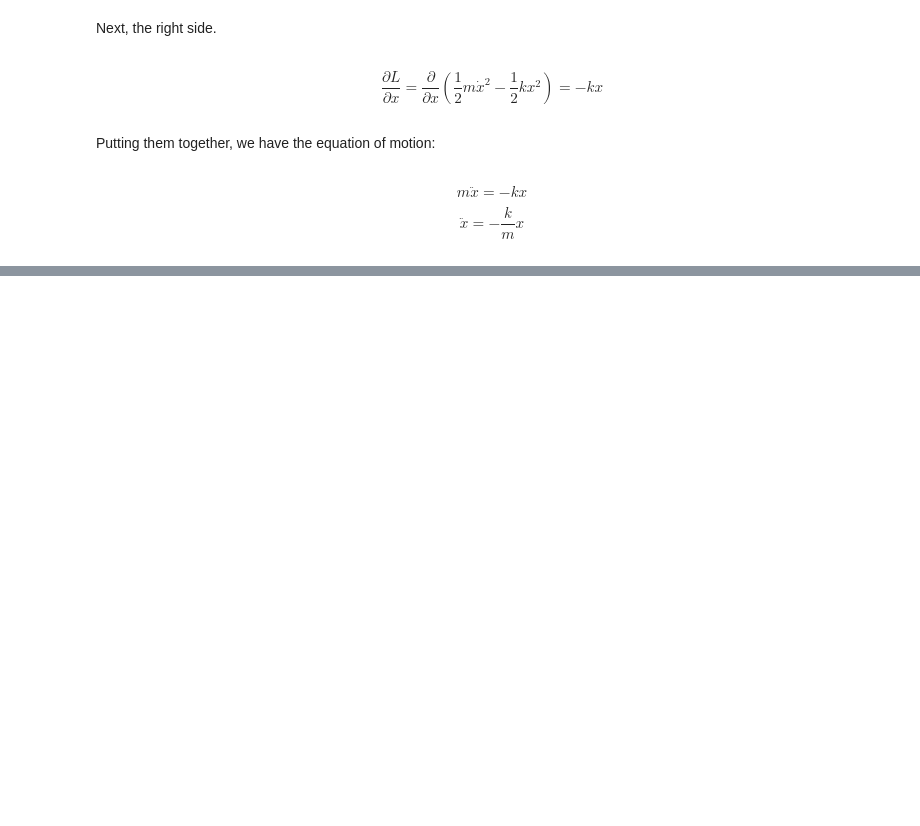
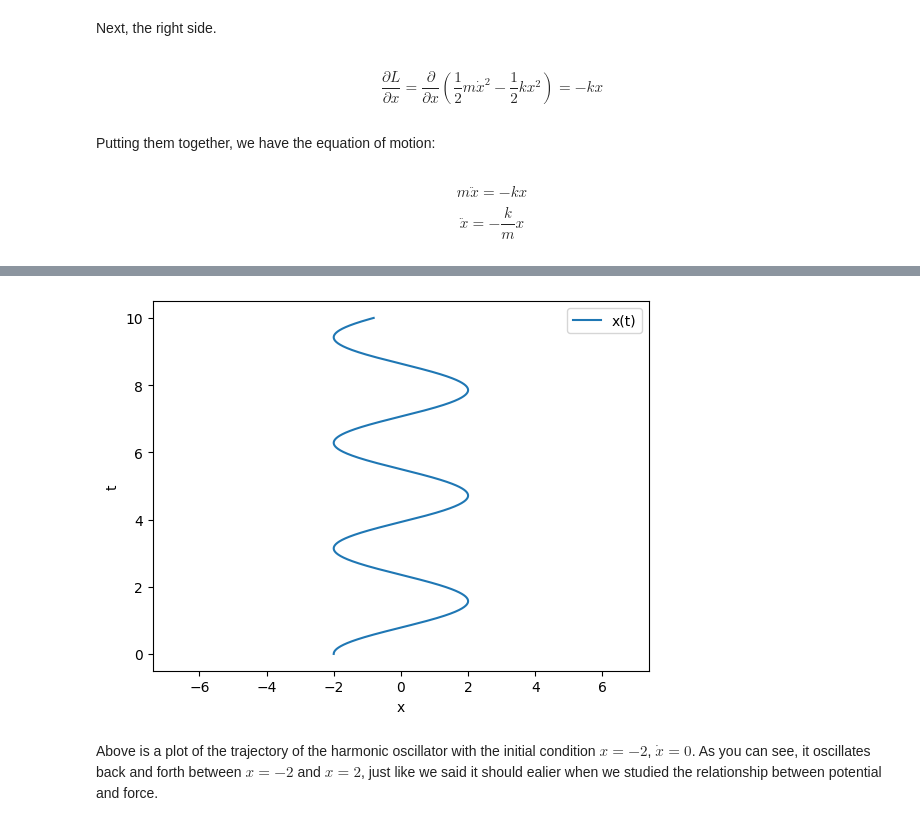
Before and after one commit to kurtamohler/physics-sims, a Jupyter notebook: notebooks/Lagrangian and Hamiltonian Mechanics.ipynb, the cells around one changed output, grey strips where cells are left out. Cells and saved outputs as stored; diff of their text form; code cells hidden in the pictures; blank space fills up the shorter version.

Commit message:
Add Harmonic Oscillator sim example to Lagrangian notes

```diff
--- a/notebooks/Lagrangian Mechanics.ipynb
+++ b/notebooks/Lagrangian and Hamiltonian Mechanics.ipynb
@@ -216,0 +223,25 @@ This is the same equation as what we obtained earlier by using $F=ma$ and $F=-\f
+# %%
+import physics_sims
+
+class HarmonicOscillator(physics_sims.Sim):
+    def __init__(self):
+        self.t = 0
+        self.x = -2
+        self.v = 0
+        self.m = 0.25
+        self.k = 1
+
+    def update(self, _, dt):
+        a = -(self.k / self.m) * self.x
+        self.v = self.v + a * dt
+        self.x = self.x + self.v * dt
+        self.t = self.t + dt
+
+    def state(self):
+        return [self.t, self.x]
+
+trajectory = physics_sims.SimRunner().run_headless(
+    HarmonicOscillator(),
+    run_time=10)
+
+trajectory
@@ -216,0 +256,11 @@ This is the same equation as what we obtained earlier by using $F=ma$ and $F=-\f
+# %%
+plt.plot(trajectory[:, 1], trajectory[:, 0], label='x(t)')
+plt.xlabel('x')
+plt.ylabel('t')
+plt.axis('equal')
+plt.legend()
+plt.show()
+# %% [output]
+[figure, added]
+# %% [markdown]
+Above is a plot of the trajectory of the harmonic oscillator with the initial condition $x=-2$, $\dot{x}=0$. As you can see, it oscillates back and forth between $x=-2$ and $x=2$, just like we said it should ealier when we studied the relationship between potential and force.
```
Also changed, not shown: parts of 15 cells of this notebook, 4 other files.
